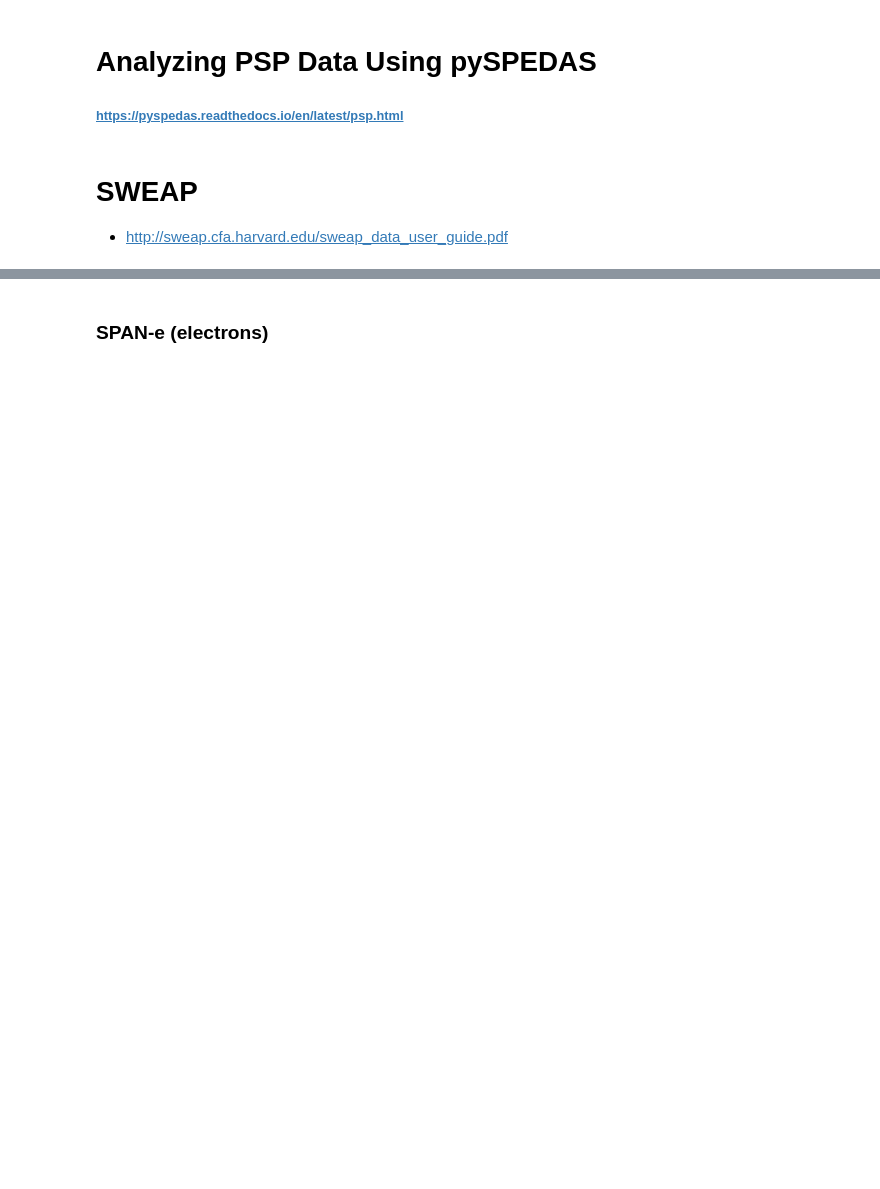
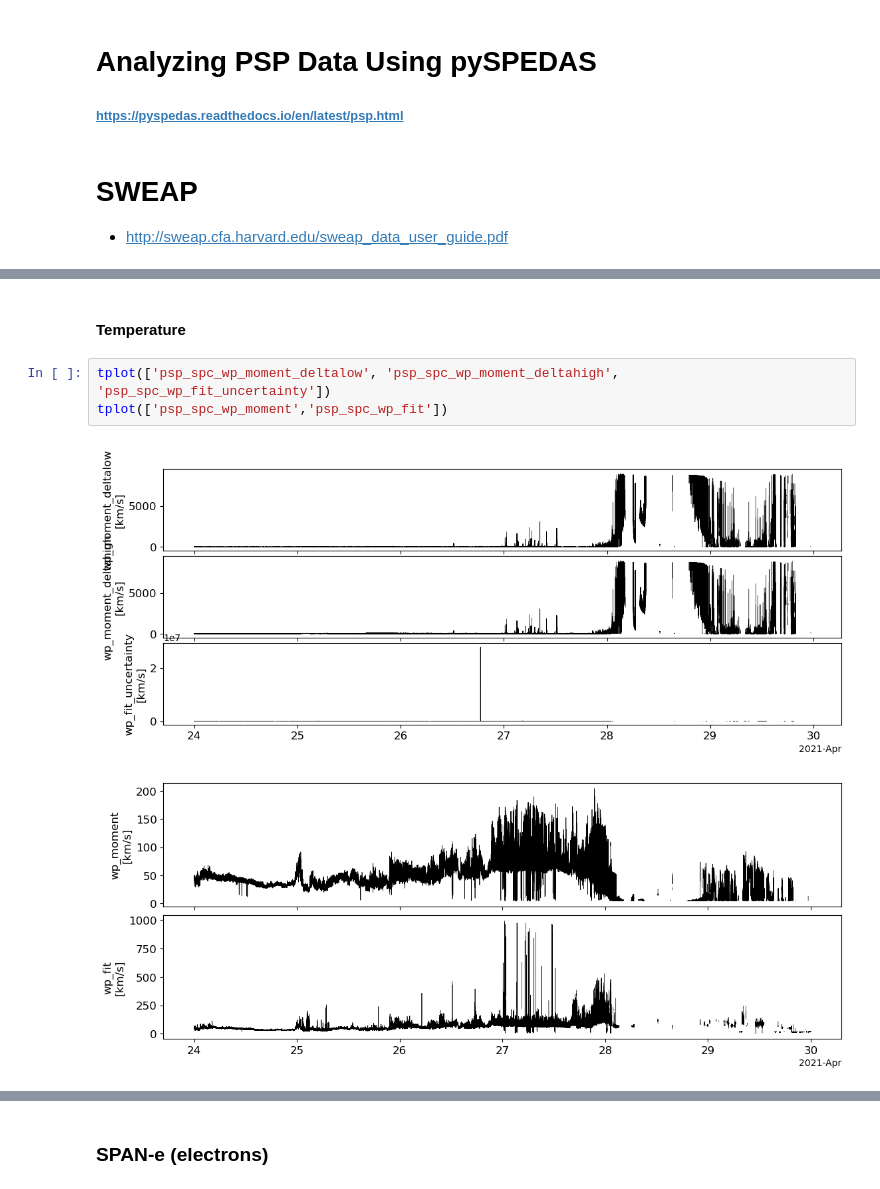
Before and after one commit to adamzhen/Project-Icarus-Official, a Jupyter notebook: pyspedas_data_analysis.ipynb, the cells around one changed output, grey strips where cells are left out. Drawn from its saved outputs; the diff is of its cells as text; blank space fills up the shorter version.

```diff
--- a/pyspedas_data_analysis.ipynb
+++ b/pyspedas_data_analysis.ipynb
@@ -73,0 +90,8 @@ Using LEVEL=L3
+# %% [markdown]
+#### Temperature
+# %%
+tplot(['psp_spc_wp_moment_deltalow', 'psp_spc_wp_moment_deltahigh', 'psp_spc_wp_fit_uncertainty'])
+tplot(['psp_spc_wp_moment','psp_spc_wp_fit'])
+# %% [output]
+[figure, added]
+[figure, added]
```
Also changed, not shown: parts of 9 cells of this notebook, 21 other files.
